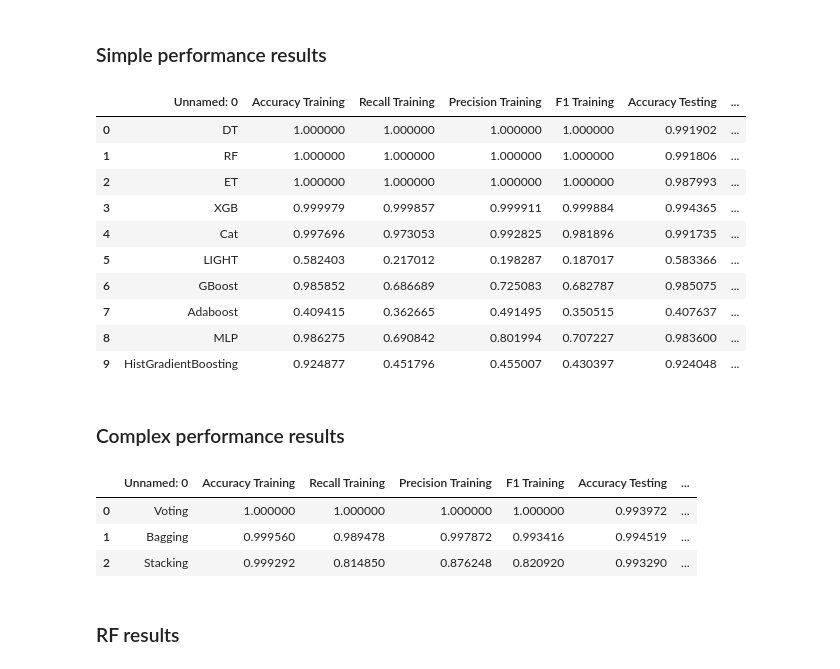
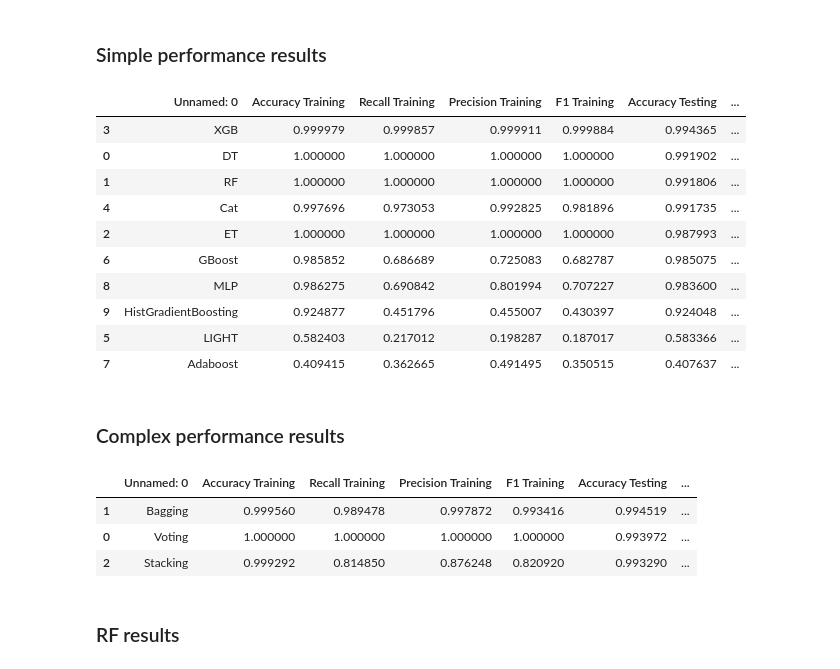
Before and after one commit to mcrayssac/CIC_IoT_Cyber_Attacks, a Jupyter notebook: example.ipynb, the cells around one changed output. Saved outputs shown, nothing was run; the diff lists cells and outputs as text; code cells hidden in the pictures.

```diff
--- a/example.ipynb
+++ b/example.ipynb
@@ -289,27 +327,27 @@ print(complexPerformance.head(20))
 # %% [markdown]
 ### Simple performance results
 # %%
-pd.read_csv('.\\Models\\PERFORMANCE\\simplePerformance.csv').head(20)
+pd.read_csv('.\\Models\\PERFORMANCE\\simplePerformance.csv').sort_values(by=['Accuracy Testing', 'Recall Testing', 'Precision Testing', 'F1 Testing'], ascending=False).head(20)
 # %% [output]
 |  | Unnamed: 0 | Accuracy Training | Recall Training | Precision Training | F1 Training | Accuracy Testing | ... |
+| 3 | XGB | 0.999979 | 0.999857 | 0.999911 | 0.999884 | 0.994365 | ... |
 | 0 | DT | 1.000000 | 1.000000 | 1.000000 | 1.000000 | 0.991902 | ... |
 | 1 | RF | 1.000000 | 1.000000 | 1.000000 | 1.000000 | 0.991806 | ... |
+| 4 | Cat | 0.997696 | 0.973053 | 0.992825 | 0.981896 | 0.991735 | ... |
 | 2 | ET | 1.000000 | 1.000000 | 1.000000 | 1.000000 | 0.987993 | ... |
-| 3 | XGB | 0.999979 | 0.999857 | 0.999911 | 0.999884 | 0.994365 | ... |
-| 4 | Cat | 0.997696 | 0.973053 | 0.992825 | 0.981896 | 0.991735 | ... |
-| 5 | LIGHT | 0.582403 | 0.217012 | 0.198287 | 0.187017 | 0.583366 | ... |
 | 6 | GBoost | 0.985852 | 0.686689 | 0.725083 | 0.682787 | 0.985075 | ... |
-| 7 | Adaboost | 0.409415 | 0.362665 | 0.491495 | 0.350515 | 0.407637 | ... |
 | 8 | MLP | 0.986275 | 0.690842 | 0.801994 | 0.707227 | 0.983600 | ... |
 | 9 | HistGradientBoosting | 0.924877 | 0.451796 | 0.455007 | 0.430397 | 0.924048 | ... |
+| 5 | LIGHT | 0.582403 | 0.217012 | 0.198287 | 0.187017 | 0.583366 | ... |
+| 7 | Adaboost | 0.409415 | 0.362665 | 0.491495 | 0.350515 | 0.407637 | ... |
 # %% [markdown]
 ### Complex performance results
 # %%
-pd.read_csv('.\\Models\\PERFORMANCE\\complexPerformance.csv').head(20)
+pd.read_csv('.\\Models\\PERFORMANCE\\complexPerformance.csv').sort_values(by=['Accuracy Testing', 'Recall Testing', 'Precision Testing', 'F1 Testing'], ascending=False).head(20)
 # %% [output]
 |  | Unnamed: 0 | Accuracy Training | Recall Training | Precision Training | F1 Training | Accuracy Testing | ... |
+| 1 | Bagging | 0.999560 | 0.989478 | 0.997872 | 0.993416 | 0.994519 | ... |
 | 0 | Voting | 1.000000 | 1.000000 | 1.000000 | 1.000000 | 0.993972 | ... |
-| 1 | Bagging | 0.999560 | 0.989478 | 0.997872 | 0.993416 | 0.994519 | ... |
 | 2 | Stacking | 0.999292 | 0.814850 | 0.876248 | 0.820920 | 0.993290 | ... |
 # %% [markdown]
 ### RF results
```
Also changed, not shown: parts of 8 cells of this notebook, 1 other file.
